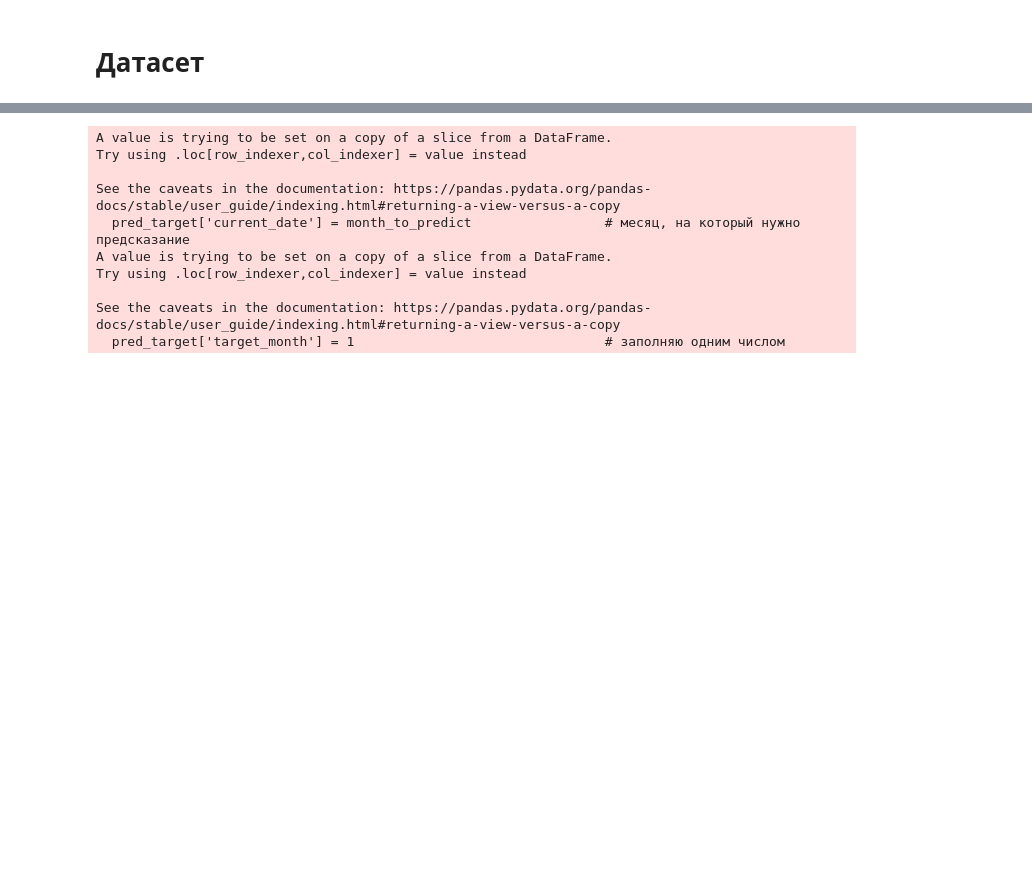
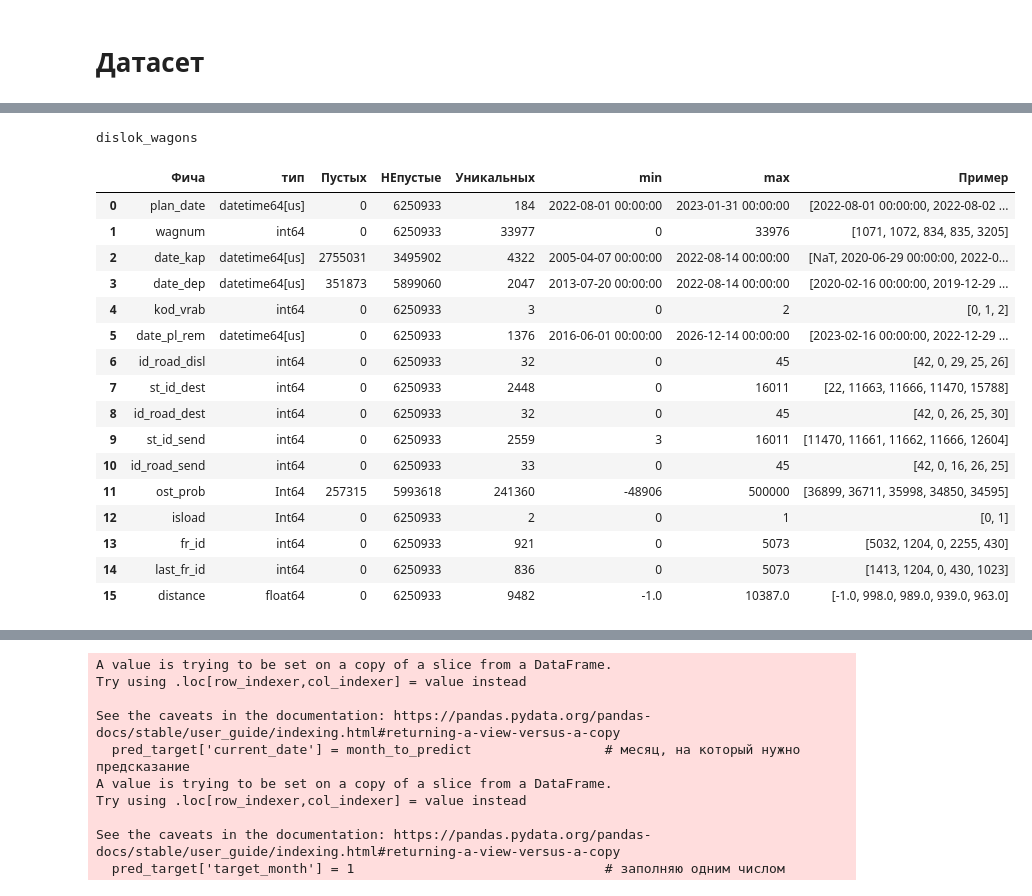
Before and after one commit to kamnsv/datawagon2, a Jupyter notebook: DataWagon_2_3_WagonWizards.ipynb, the cells around one changed output, grey strips where cells are left out. Cells and saved outputs as stored; diff of their text form; code cells hidden in the pictures; blank space fills up the shorter version.

```diff
--- a/DataWagon_2_3_WagonWizards.ipynb
+++ b/DataWagon_2_3_WagonWizards.ipynb
@@ -40,0 +51,22 @@ df
+# %%
+table, dislok_wagons = table_state('dislok_wagons')
+table
+# %% [output]
+dislok_wagons
+|  | Фича | тип | Пустых | НЕпустые | Уникальных | min | max | Пример |
+| 0 | plan_date | datetime64[us] | 0 | 6250933 | 184 | 2022-08-01 00:00:00 | 2023-01-31 00:00:00 | [2022-08-01 00:00:00, 2022-08-02 ... |
+| 1 | wagnum | int64 | 0 | 6250933 | 33977 | 0 | 33976 | [1071, 1072, 834, 835, 3205] |
+| 2 | date_kap | datetime64[us] | 2755031 | 3495902 | 4322 | 2005-04-07 00:00:00 | 2022-08-14 00:00:00 | [NaT, 2020-06-29 00:00:00, 2022-0... |
+| 3 | date_dep | datetime64[us] | 351873 | 5899060 | 2047 | 2013-07-20 00:00:00 | 2022-08-14 00:00:00 | [2020-02-16 00:00:00, 2019-12-29 ... |
+| 4 | kod_vrab | int64 | 0 | 6250933 | 3 | 0 | 2 | [0, 1, 2] |
+| 5 | date_pl_rem | datetime64[us] | 0 | 6250933 | 1376 | 2016-06-01 00:00:00 | 2026-12-14 00:00:00 | [2023-02-16 00:00:00, 2022-12-29 ... |
+| 6 | id_road_disl | int64 | 0 | 6250933 | 32 | 0 | 45 | [42, 0, 29, 25, 26] |
+| 7 | st_id_dest | int64 | 0 | 6250933 | 2448 | 0 | 16011 | [22, 11663, 11666, 11470, 15788] |
+| 8 | id_road_dest | int64 | 0 | 6250933 | 32 | 0 | 45 | [42, 0, 26, 25, 30] |
+| 9 | st_id_send | int64 | 0 | 6250933 | 2559 | 3 | 16011 | [11470, 11661, 11662, 11666, 12604] |
+| 10 | id_road_send | int64 | 0 | 6250933 | 33 | 0 | 45 | [42, 0, 16, 26, 25] |
+| 11 | ost_prob | Int64 | 257315 | 5993618 | 241360 | -48906 | 500000 | [36899, 36711, 35998, 34850, 34595] |
+| 12 | isload | Int64 | 0 | 6250933 | 2 | 0 | 1 | [0, 1] |
+| 13 | fr_id | int64 | 0 | 6250933 | 921 | 0 | 5073 | [5032, 1204, 0, 2255, 430] |
+| 14 | last_fr_id | int64 | 0 | 6250933 | 836 | 0 | 5073 | [1413, 1204, 0, 430, 1023] |
+| 15 | distance | float64 | 0 | 6250933 | 9482 | -1.0 | 10387.0 | [-1.0, 998.0, 989.0, 939.0, 963.0] |
```
Also changed, not shown: parts of 14 cells of this notebook.
